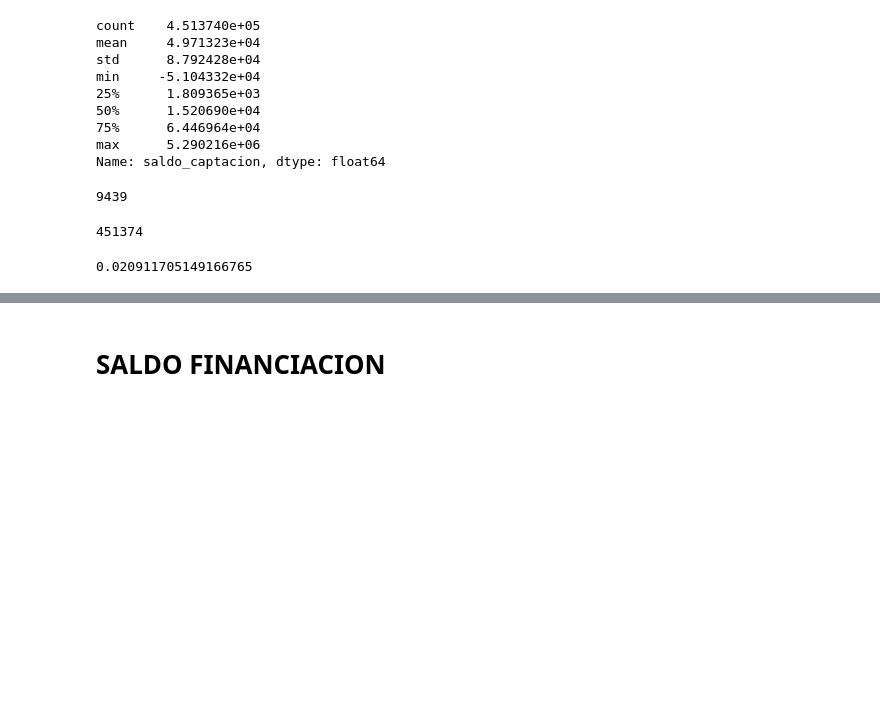
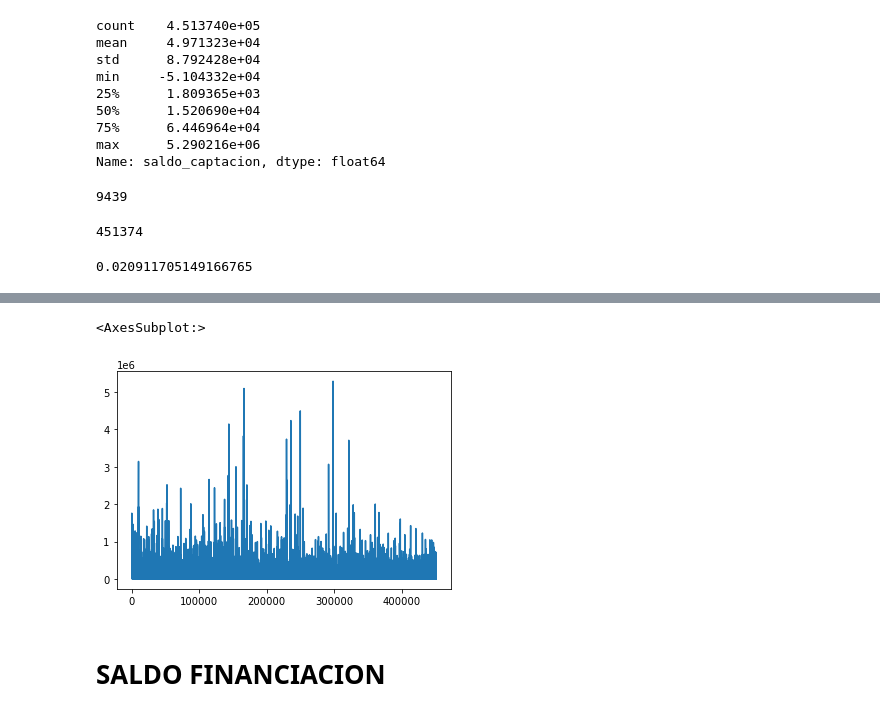
Before and after one commit to romayana/Financial-Product-Sales-Forecast-Model, a Jupyter notebook: Python Codes/working_outliers.ipynb, the cells around one changed output, grey strips where cells are left out. Drawn from its saved outputs; the diff is of its cells as text; code cells hidden in the pictures; blank space fills up the shorter version.

```diff
--- a/Python Codes/working_outliers.ipynb
+++ b/Python Codes/working_outliers.ipynb
@@ -191,4 +204,9 @@ max      5.096383e+06
 Name: saldo_captacion, dtype: float64
+# %%
+df['saldo_captacion'].plot()
+# %% [output]
+<AxesSubplot:>
+[figure, added]
 # %% [markdown]
 #  SALDO FINANCIACION
 # %%
```
Also changed, not shown: parts of 12 cells of this notebook, 6 other files.
